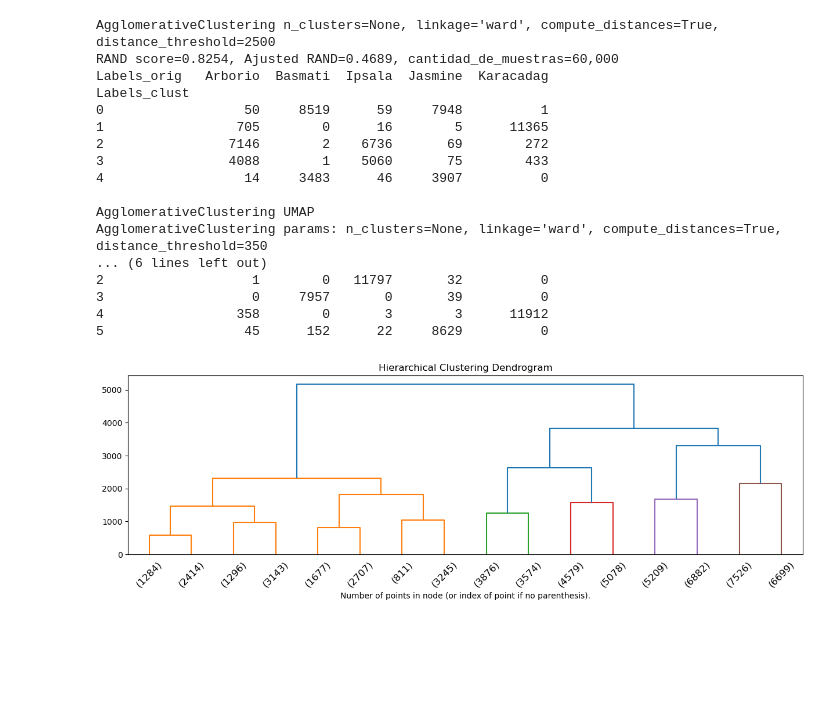
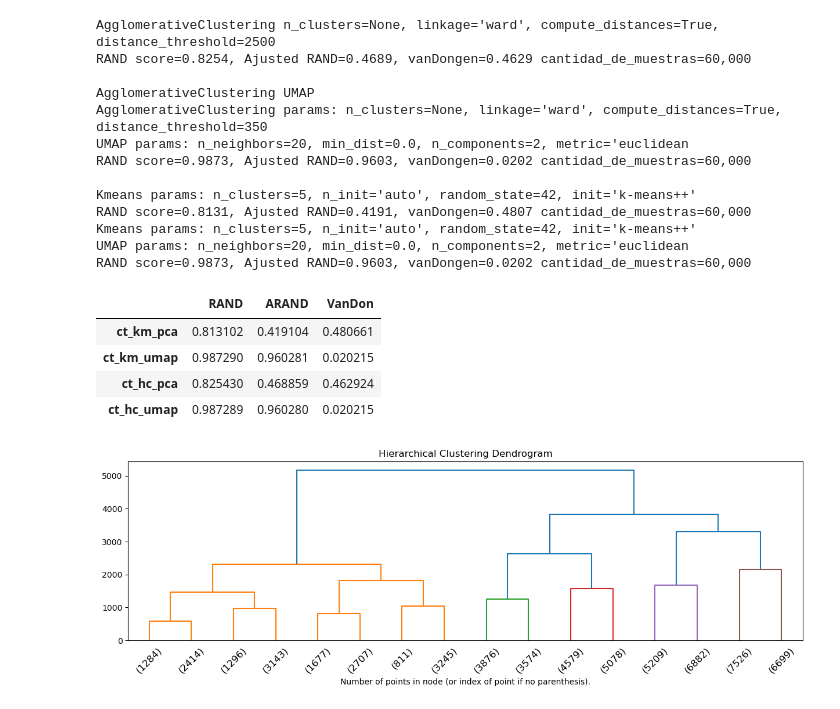
Before and after one commit to Ignacio-Ibarra/unsupervised-rice-image-segmentation, a Jupyter notebook: hierachical_clust.ipynb, the cells around one changed output. Saved outputs shown, nothing was run; the diff lists cells and outputs as text; code cells hidden in the pictures; blank space fills up the shorter version.

```diff
--- a/hierachical_clust.ipynb
+++ b/hierachical_clust.ipynb
@@ -226,37 +198,53 @@ umap.plot.points(um, labels=org_lab)
 # %%
 # calculo para PCA
 hclust_pca = AgglomerativeClustering(n_clusters=None, linkage='ward', compute_distances=True, distance_threshold=2500 )
-label_pca = hclust_pca.fit_predict(X_train_test)
+label_pca = hclust_pca.fit_predict(X_pca)
 
 # calculo para UMAP
-hclust_umap = AgglomerativeClustering( n_clusters=None, linkage='ward', compute_distances=True, distance_threshold=350 )
-label_umap = hclust_umap.fit_predict(Xred)
+hclust_umap = AgglomerativeClustering(n_clusters=None, linkage='ward', compute_distances=True, distance_threshold=350 )
+label_umap = hclust_umap.fit_predict(X_umap)
 # %%
 print('AgglomerativeClustering', "n_clusters=None, linkage='ward', compute_distances=True, distance_threshold=2500")
-print(cross_tab(org_lab, hclust_pca.labels_))
+ct_hc_pca = cross_tab(org_lab, hclust_pca.labels_)
 print()
 print('AgglomerativeClustering UMAP')
 print('AgglomerativeClustering params:',"n_clusters=None, linkage='ward', compute_distances=True, distance_threshold=350")
 print('UMAP params:', "n_neighbors=20, min_dist=0.0, n_components=2, metric='euclidean")
-print(cross_tab(org_lab, hclust_umap.labels_))
+ct_hc_umap = cross_tab(org_lab, hclust_umap.labels_)
+print()
+print('Kmeans params:',"n_clusters=5, n_init='auto', random_state=42, init='k-means++'")
+ct_km_pca = cross_tab(org_lab, kmeans_p.labels_)
+print('Kmeans params:',"n_clusters=5, n_init='auto', random_state=42, init='k-means++'")
+print('UMAP params:', "n_neighbors=20, min_dist=0.0, n_components=2, metric='euclidean")
+ct_km_umap = cross_tab(org_lab, kmeans_u.labels_)
 # %% [output]
 AgglomerativeClustering n_clusters=None, linkage='ward', compute_distances=True, distance_threshold=2500
-RAND score=0.8254, Ajusted RAND=0.4689, cantidad_de_muestras=60,000
-Labels_orig   Arborio  Basmati  Ipsala  Jasmine  Karacadag
-Labels_clust
-0                  50     8519      59     7948          1
-1                 705        0      16        5      11365
-2                7146        2    6736       69        272
-3                4088        1    5060       75        433
-4                  14     3483      46     3907          0
+RAND score=0.8254, Ajusted RAND=0.4689, vanDongen=0.4629 cantidad_de_muestras=60,000
 
 AgglomerativeClustering UMAP
 AgglomerativeClustering params: n_clusters=None, linkage='ward', compute_distances=True, distance_threshold=350
-... (6 lines left out)
-2                   1        0   11797       32          0
-3                   0     7957       0       39          0
-4                 358        0       3        3      11912
-5                  45      152      22     8629          0
+UMAP params: n_neighbors=20, min_dist=0.0, n_components=2, metric='euclidean
+RAND score=0.9873, Ajusted RAND=0.9603, vanDongen=0.0202 cantidad_de_muestras=60,000
+
+Kmeans params: n_clusters=5, n_init='auto', random_state=42, init='k-means++'
+RAND score=0.8131, Ajusted RAND=0.4191, vanDongen=0.4807 cantidad_de_muestras=60,000
+Kmeans params: n_clusters=5, n_init='auto', random_state=42, init='k-means++'
+UMAP params: n_neighbors=20, min_dist=0.0, n_components=2, metric='euclidean
+RAND score=0.9873, Ajusted RAND=0.9603, vanDongen=0.0202 cantidad_de_muestras=60,000
+# %%
+stats = pd.concat([pd.DataFrame(ct_km_pca[1:]), pd.DataFrame(ct_km_umap[1:]),  pd.DataFrame(ct_hc_pca[1:]),
+                   pd.DataFrame(ct_hc_umap[1:])], axis=1)
+stats.columns = ['ct_km_pca', 'ct_km_umap','ct_hc_pca','ct_hc_umap']
+stats = stats.T
+stats.columns = ['RAND', 'ARAND', 'VanDon']
+# %%
+stats
+# %% [output]
+|  | RAND | ARAND | VanDon |
+| ct_km_pca | 0.813102 | 0.419104 | 0.480661 |
+| ct_km_umap | 0.987290 | 0.960281 | 0.020215 |
+| ct_hc_pca | 0.825430 | 0.468859 | 0.462924 |
+| ct_hc_umap | 0.987289 | 0.960280 | 0.020215 |
 # %%
 # dendrograma desde PCA
 mx_pca = dendro(hclust_pca, color_threshold=2500, )
```
Also changed, not shown: parts of 13 cells of this notebook.
